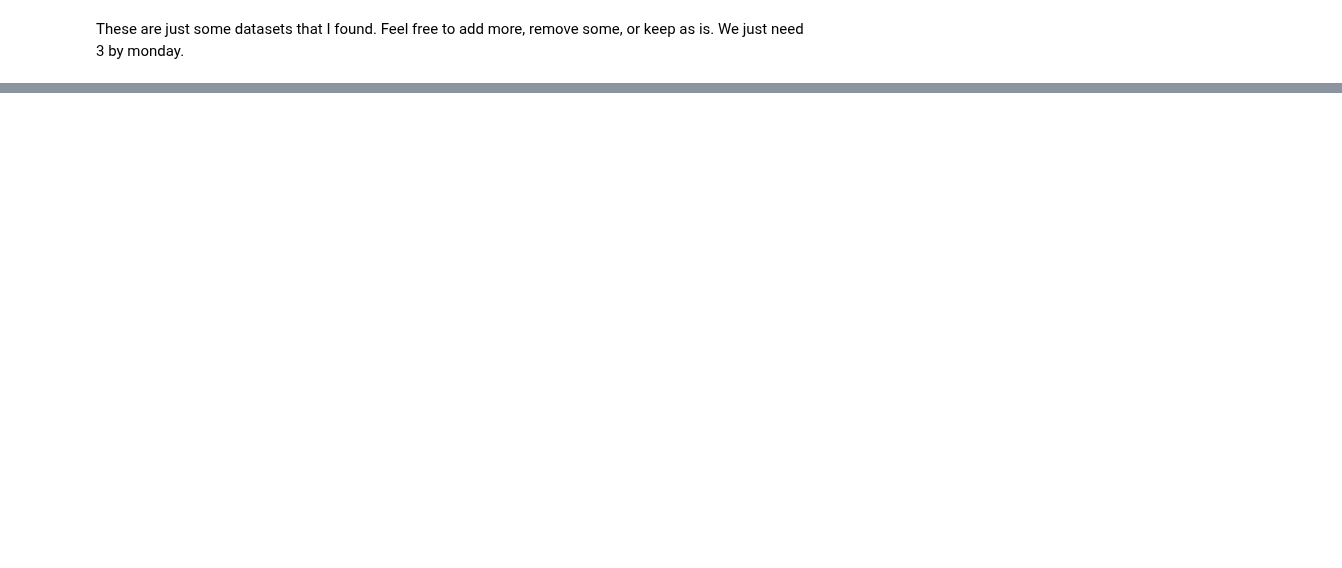
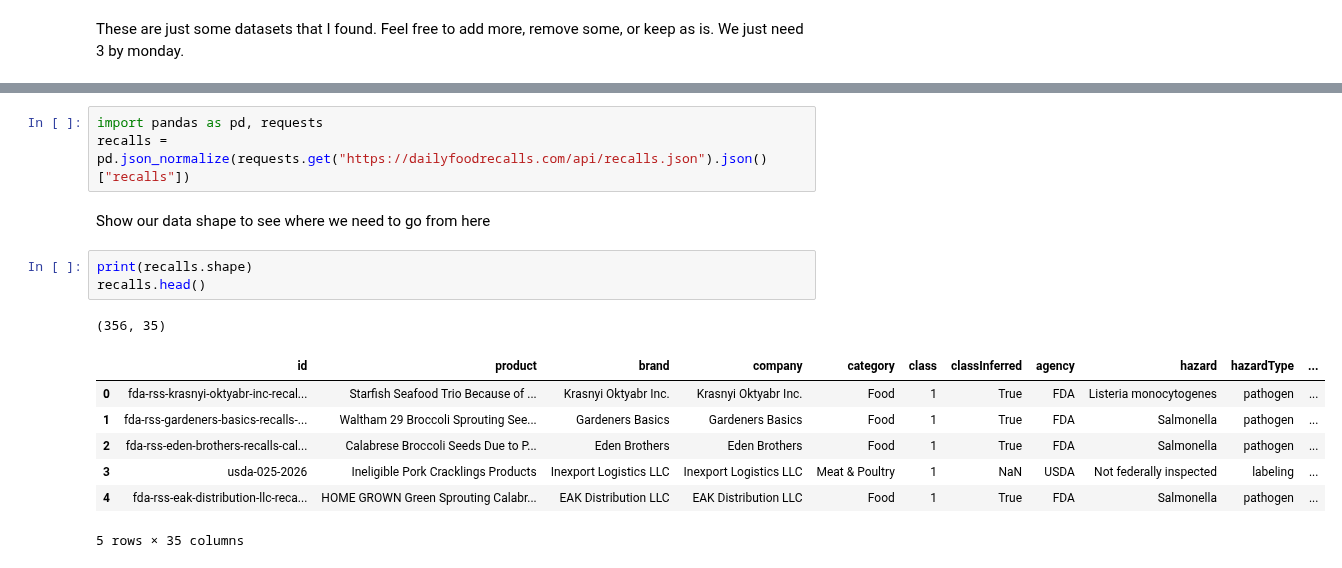
Before and after one commit to BenjaminHogg/BenjaminHogg.github.io, a Jupyter notebook: notebook.ipynb, the cells around one changed output, grey strips where cells are left out. Drawn from its saved outputs; the diff is of its cells as text; blank space fills up the shorter version.

```diff
--- a/notebook.ipynb
+++ b/notebook.ipynb
@@ -22,0 +36,17 @@ These are just some datasets that I found. Feel free to add more, remove some, o
+# %%
+import pandas as pd, requests
+recalls = pd.json_normalize(requests.get("https://dailyfoodrecalls.com/api/recalls.json").json()["recalls"])
+# %% [markdown]
+Show our data shape to see where we need to go from here
+# %%
+print(recalls.shape)
+recalls.head()
+# %% [output]
+(356, 35)
+|  | id | product | brand | company | category | class | classInferred | agency | hazard | hazardType | ... |
+| 0 | fda-rss-krasnyi-oktyabr-inc-recal... | Starfish Seafood Trio Because of ... | Krasnyi Oktyabr Inc. | Krasnyi Oktyabr Inc. | Food | 1 | True | FDA | Listeria monocytogenes | pathogen | ... |
+| 1 | fda-rss-gardeners-basics-recalls-... | Waltham 29 Broccoli Sprouting See... | Gardeners Basics | Gardeners Basics | Food | 1 | True | FDA | Salmonella | pathogen | ... |
+| 2 | fda-rss-eden-brothers-recalls-cal... | Calabrese Broccoli Seeds Due to P... | Eden Brothers | Eden Brothers | Food | 1 | True | FDA | Salmonella | pathogen | ... |
+| 3 | usda-025-2026 | Ineligible Pork Cracklings Products | Inexport Logistics LLC | Inexport Logistics LLC | Meat & Poultry | 1 | NaN | USDA | Not federally inspected | labeling | ... |
+| 4 | fda-rss-eak-distribution-llc-reca... | HOME GROWN Green Sprouting Calabr... | EAK Distribution LLC | EAK Distribution LLC | Food | 1 | True | FDA | Salmonella | pathogen | ... |
+5 rows × 35 columns
```
Also changed, not shown: parts of 26 cells of this notebook, 1 other file.
